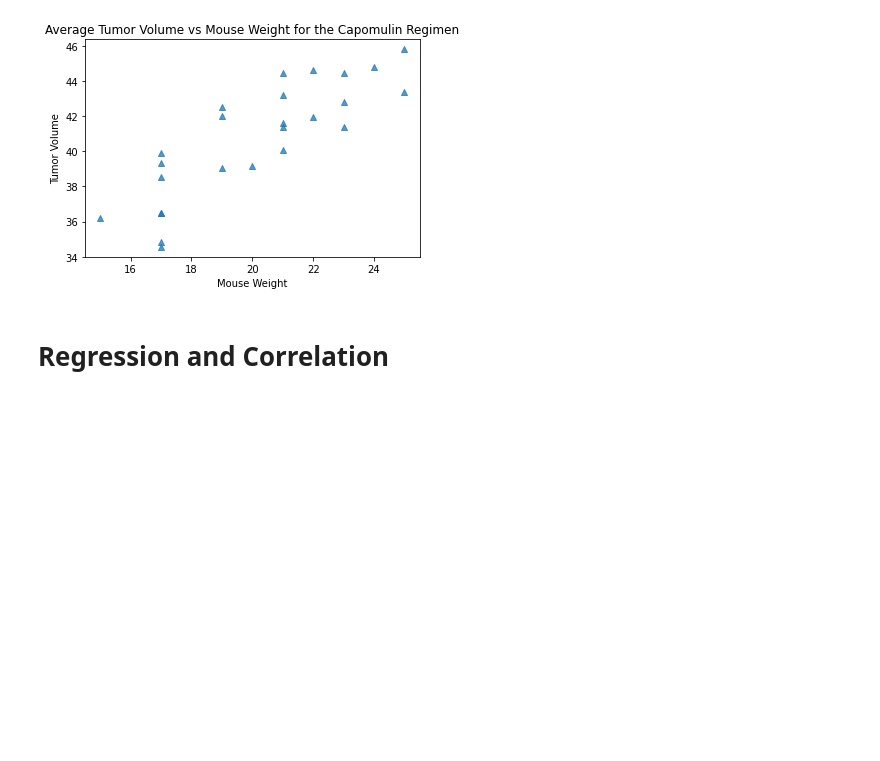
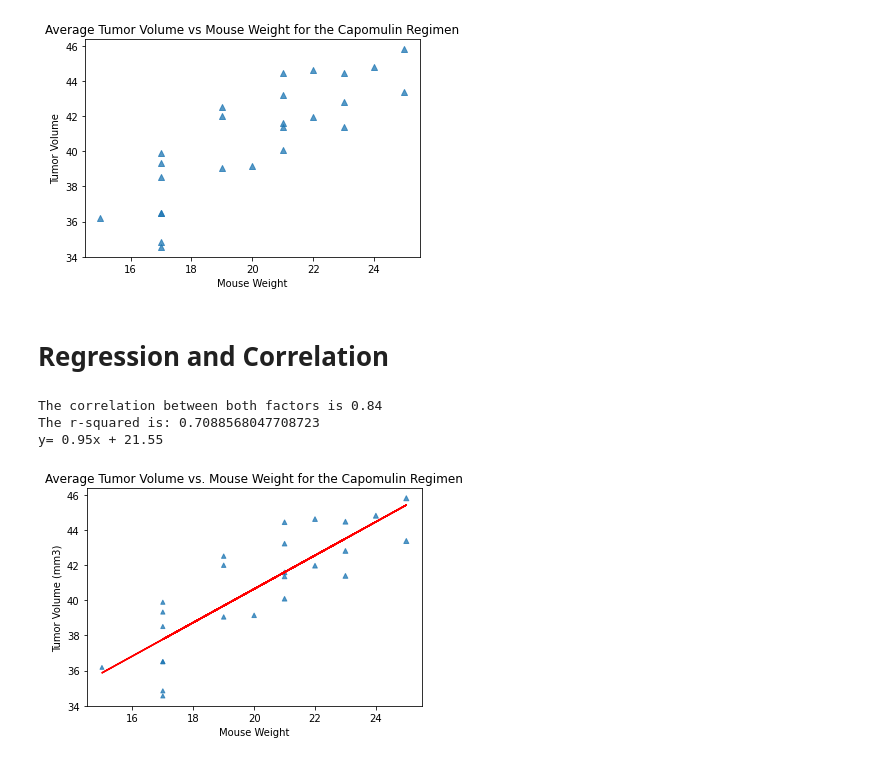
Before and after one commit to nams238/matplotlib_homework, a Jupyter notebook: Pymaceuticals/Untitled.ipynb, the cells around one changed output. Drawn from its saved outputs; the diff is of its cells as text; code cells hidden in the pictures; blank space fills up the shorter version.

```diff
--- a/Pymaceuticals/Untitled.ipynb
+++ b/Pymaceuticals/Untitled.ipynb
@@ -468,3 +468,39 @@ Text(0, 0.5, 'Tumor Volume')
 [figure]
 # %% [markdown]
 # Regression and Correlation
+# %%
+# Calculate the correlation coefficient and linear regression model
+# for mouse weight and average tumor volume for the Capomulin regimen
+
+correlation = st.pearsonr(avg_weight,avg_volume)
+
+# Perform a linear regression on average volume tumor volume versus average nouse weight
+(slope, intercept, rvalue, pvalue, stderr) = linregress(avg_weight,avg_volume)
+
+# Create equation of line
+regress_values = avg_weight * slope + intercept
+
+# using above scatter plot
+plt.scatter(avg_weight,avg_volume, marker='^', s=avg_weight, alpha= 0.75)
+
+# plot the linear model on top of the scatter plot
+plt.plot(avg_weight, regress_values, 'r-')
+
+# To add title and label
+
+plt.title('Average Tumor Volume vs. Mouse Weight for the Capomulin Regimen')
+plt.xlabel('Mouse Weight')
+plt.ylabel('Tumor Volume (mm3)')
+line_eq= 'y= ' + str(round(slope,2)) + 'x + ' + str(round(intercept,2))
+plt.annotate(line_eq,(5,10),fontsize=15,color="red")
+
+print(f"The correlation between both factors is {round(correlation[0],2)}")
+print(f"The r-squared is: {rvalue**2}")
+print(line_eq)
+
+plt.show()
+# %% [output]
+The correlation between both factors is 0.84
+The r-squared is: 0.7088568047708723
+y= 0.95x + 21.55
+[figure, added]
```
